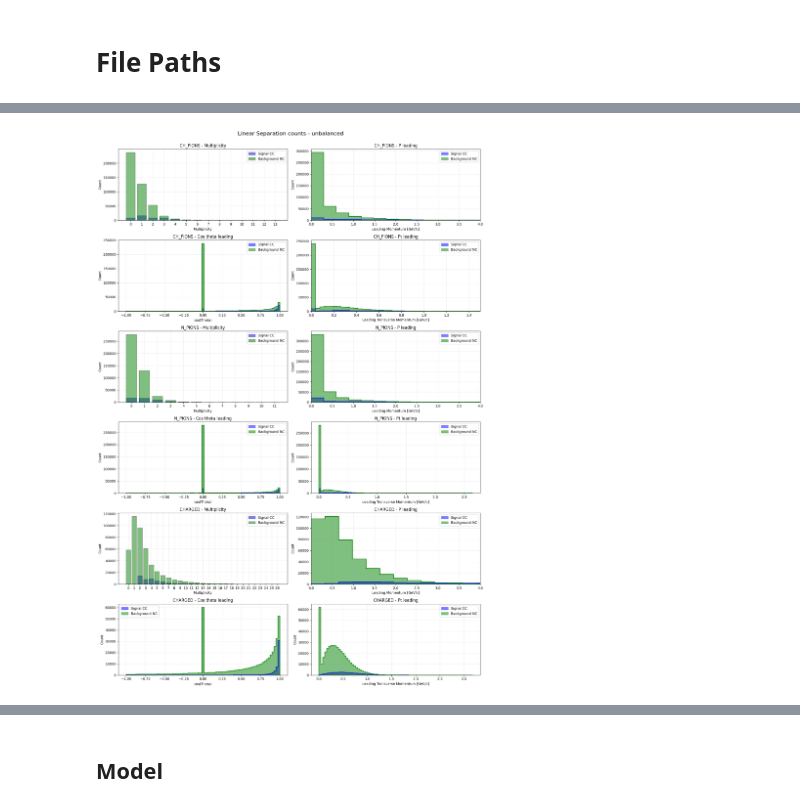
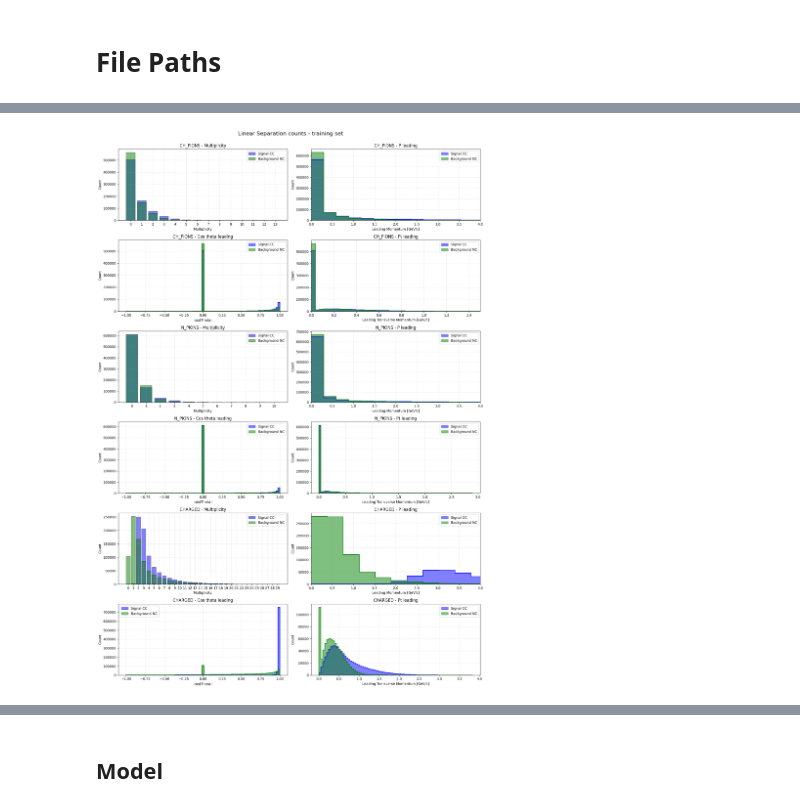
Before and after one commit to PasiekaFUW/Masters_Thesis, a Jupyter notebook: Lab/analysis/NN.ipynb, the cells around one changed output, grey strips where cells are left out. Saved outputs shown, nothing was run; the diff lists cells and outputs as text; code cells hidden in the pictures.

```diff
--- a/Lab/analysis/NN.ipynb
+++ b/Lab/analysis/NN.ipynb
@@ -66,5 +99,8 @@ This distribution of ROOT is in alpha stage. Feedback is welcome and appreciated
 # %% [markdown]
 # File Paths
 # %%
-FilePath_all = "/scratch1/gjedrzej/Lab/Generators/data/nu_tau_CC_NC_interactions.gtrac.root"
-output_path_all = os.path.join(output_dir, 'data_all_tau.csv')
+if not demo:
+    output_path_val = os.path.join(output_dir, 'data_all_tau_val.csv')
+    output_path_test = os.path.join(output_dir, 'data_all_tau_test.csv')
+    output_path_train_cc = os.path.join(output_dir, 'data_CC_train_cleaned.csv')
+    output_path_train_nc = os.path.join(output_dir, 'data_NC_train_cleaned_ALL.csv')
@@ -104,0 +134,29 @@ Name: count, dtype: int64
+# %%
+#Train - the csv is already preprocessed to some degree for computing efficiency (get_feature_data, clean_particle_data)
+import analysis.scripts.preprocess_functions as prf
+importlib.reload(prf)
+
+if not demo:
+#signal preprocess
+    df_train_subset_cc = pd.read_csv(output_path_train_cc)
+    df_train_subset_cc = prf.transform_ccnc(df_train_subset_cc) #'CC' -> 1, 'NC' -> 0
+
+    #background preprocess
+    df_train_subset_nc = pd.read_csv(output_path_train_nc)
+    df_train_subset_nc = prf.transform_ccnc(df_train_subset_nc) #'CC' -> 1, 'NC' -> 0
+
+    df_raw_training_data = prf.prepare_combined_pool(df_train_subset_cc, df_train_subset_nc) #for coherence checks
+
+    df_raw_training_data = prf.fill_nans(df_raw_training_data) #handling nans
+
+    df_legacy = df_raw_training_data #pointer for it to work with the same set up as demo
+
+    #preprocess train
+    df_balanced_train = df_raw_training_data.copy()
+    df_balanced_train = prf.filter_int_types(df_balanced_train, ['COH', 'NuEEL']) #very rare classes
+
+    #use 80% of the dataset for initial training - 200k per subclass, 8 subclasses (for each CC and NC 4 intTypes)
+    df_balanced_train, _, _ = prf.get_physics_informed_split(df_balanced_train, total_train_size=1600000, total_val_size=0, total_test_size=0)
+
+    #use full dataset for regularization
+    # df_balanced_train, _, _ = prf.get_physics_informed_split(df_balanced_train, total_train_size=2000000, total_val_size=0, total_test_size=0)
@@ -106,37 +288,39 @@ Name: count, dtype: int64
 import analysis.scripts.plotting_functions as pf
 importlib.reload(pf)
 
-# dfs_preprocessed = [df_pre, df_pre_CC, df_pre_NC]
-dfs_preprocessed = [None, df_pre_CC, df_pre_NC]
+df_CC = df_balanced_train[df_balanced_train['CCNC'] == 1]
+df_NC = df_balanced_train[df_balanced_train['CCNC'] == 0]
+
+dfs_preprocessed = [None, df_CC, df_NC]
 
 fig, axes = plt.subplots(6, 2, figsize=(16, 24))
 
 pf.plot_physics_single_canva(dfs_preprocessed, 'ch_pions', feature='multiplicity', ax=axes[0, 0], density=False)
 pf.plot_physics_single_canva(dfs_preprocessed, 'ch_pions', feature='p_leading', ax=axes[0, 1], density=False)
 axes[0, 1].set_xlim(0, 4)
 
 pf.plot_physics_single_canva(dfs_preprocessed, 'ch_pions', feature='cos_theta_leading', ax=axes[1, 0], density=False)
 pf.plot_physics_single_canva(dfs_preprocessed, 'ch_pions', feature='pt_leading', ax=axes[1, 1], density=False)
 axes[1, 1].set_xlim(0, 1.5)
 
 pf.plot_physics_single_canva(dfs_preprocessed, 'n_pions', feature='multiplicity', ax=axes[2, 0], density=False)
 pf.plot_physics_single_canva(dfs_preprocessed, 'n_pions', feature='p_leading', ax=axes[2, 1], density=False)
 axes[2, 1].set_xlim(0, 4)
 
 pf.plot_physics_single_canva(dfs_preprocessed, 'n_pions', feature='cos_theta_leading', ax=axes[3, 0], density=False)
 pf.plot_physics_single_canva(dfs_preprocessed, 'n_pions', feature='pt_leading', ax=axes[3, 1], density=False)
 # axes[3, 1].set_xlim(0, 1.5)
 
 pf.plot_physics_single_canva(dfs_preprocessed, 'charged', feature='multiplicity', ax=axes[4, 0], density=False)
 pf.plot_physics_single_canva(dfs_preprocessed, 'charged', feature='p_leading', ax=axes[4, 1], density=False)
 axes[4, 1].set_xlim(0, 4)
 
 pf.plot_physics_single_canva(dfs_preprocessed, 'charged', feature='cos_theta_leading', ax=axes[5, 0], density=False)
 pf.plot_physics_single_canva(dfs_preprocessed, 'charged', feature='pt_leading', ax=axes[5, 1], density=False)
 
-plt.suptitle("Linear Separation counts - unbalanced", fontsize=16)
+plt.suptitle("Linear Separation counts - training set", fontsize=16)
 plt.tight_layout(rect=[0, 0.03, 1, 0.98])
 # rect=[left, bottom, right, top] in normalized 0-1 coordinates
 plt.show()
 # %% [output]
-[figure, old version]
+[figure, new version]
```
Also changed, not shown: parts of 43 cells of this notebook, 15 other files.
